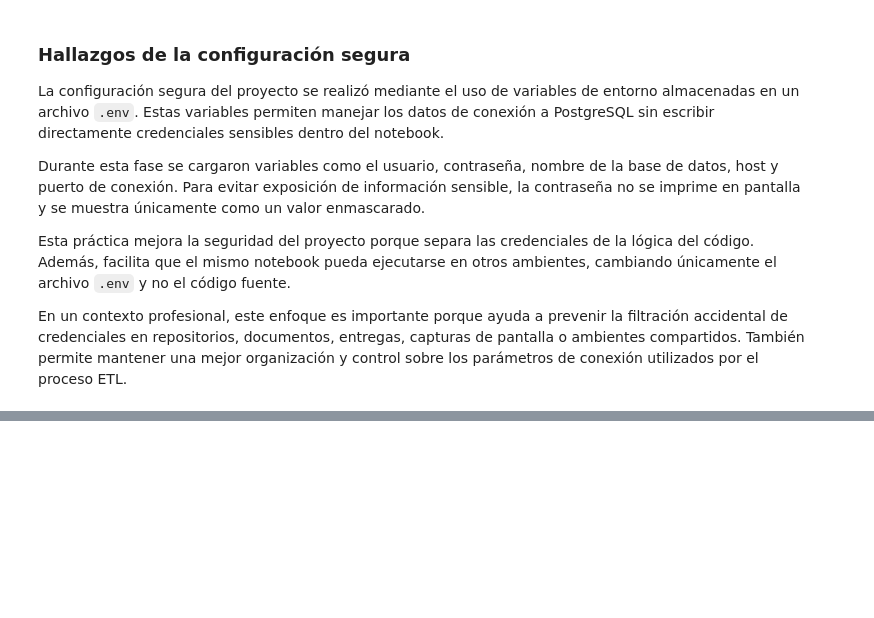
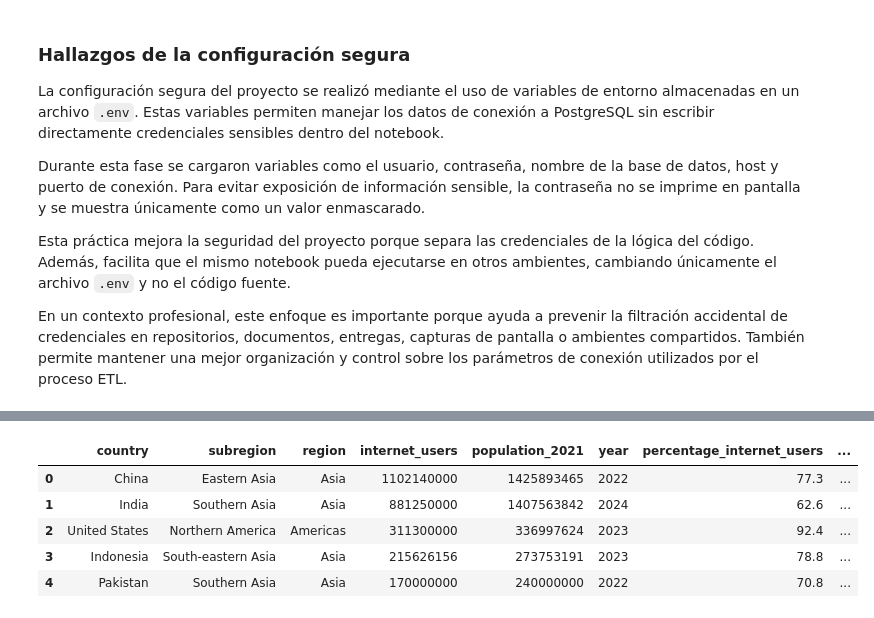
Before and after one commit to PJSA0127/Practica_G9, a Jupyter notebook: transformG9.ipynb, the cells around one changed output, grey strips where cells are left out. Drawn from its saved outputs; the diff is of its cells as text; code cells hidden in the pictures; blank space fills up the shorter version.

```diff
--- a/transformG9.ipynb
+++ b/transformG9.ipynb
@@ -569,0 +787,51 @@ En un contexto profesional, este enfoque es importante porque ayuda a prevenir l
+# %%
+def limpiar_internet_users(df):
+    """
+    Limpia el DataFrame de usuarios de internet por país.
+    """
+    df_limpio = df.copy()
+
+    # Corrección de nombres de columnas
+    df_limpio.columns = [normalizar_nombre_columna(col) for col in df_limpio.columns]
+
+    # Renombrar campo de país para homologarlo con las otras fuentes
+    if "country_or_area" in df_limpio.columns:
+        df_limpio = df_limpio.rename(columns={"country_or_area": "country"})
+
+    # Eliminación de duplicados
+    df_limpio = df_limpio.drop_duplicates().reset_index(drop=True)
+
+    # Normalización de textos
+    df_limpio = limpiar_columnas_texto(df_limpio)
+
+    # Homologación de país
+    df_limpio["country"] = df_limpio["country"].apply(homologar_pais)
+
+    # Conversión de columnas numéricas
+    columnas_numericas = [
+        "internet_users",
+        "population_2021",
+        "year",
+        "percentage_internet_users"
+    ]
+    df_limpio = convertir_columnas_numericas(df_limpio, columnas_numericas)
+
+    # Conversión del año a entero nullable
+    df_limpio["year"] = df_limpio["year"].astype("Int64")
+
+    # Columna auxiliar para identificar registros incompletos en variables digitales clave
+    df_limpio["has_missing_digital_data"] = df_limpio[columnas_numericas].isnull().any(axis=1)
+
+    return df_limpio
+
+
+df_internet_users_clean = limpiar_internet_users(df_internet_users)
+
+df_internet_users_clean.head()
+# %% [output]
+|  | country | subregion | region | internet_users | population_2021 | year | percentage_internet_users | ... |
+| 0 | China | Eastern Asia | Asia | 1102140000 | 1425893465 | 2022 | 77.3 | ... |
+| 1 | India | Southern Asia | Asia | 881250000 | 1407563842 | 2024 | 62.6 | ... |
+| 2 | United States | Northern America | Americas | 311300000 | 336997624 | 2023 | 92.4 | ... |
+| 3 | Indonesia | South-eastern Asia | Asia | 215626156 | 273753191 | 2023 | 78.8 | ... |
+| 4 | Pakistan | Southern Asia | Asia | 170000000 | 240000000 | 2022 | 70.8 | ... |
```
Also changed, not shown: parts of 12 cells of this notebook.
